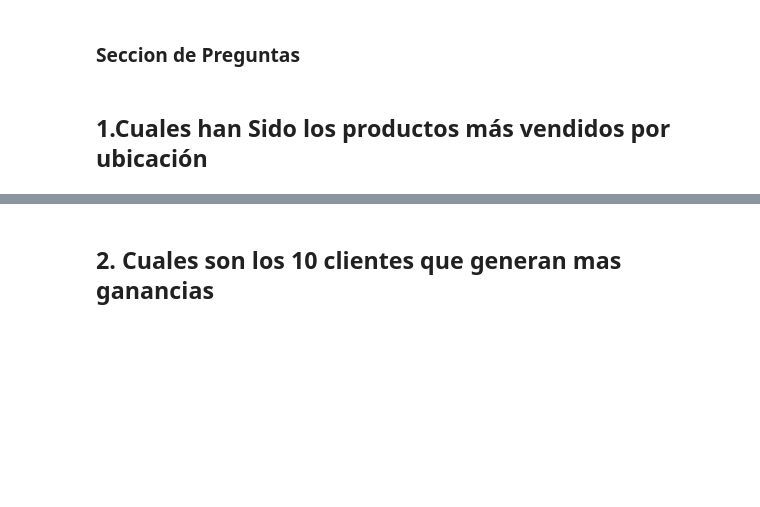
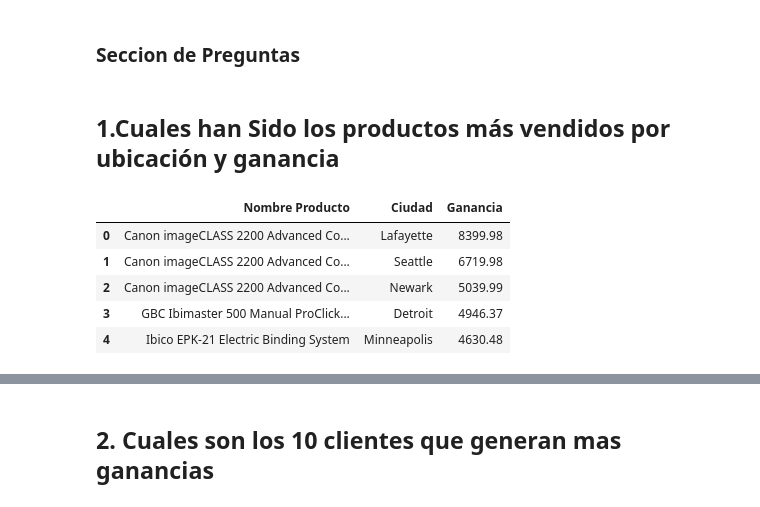
Before and after one commit to fhprime/Proyecto-Final-Ciencia-de-Datos, a Jupyter notebook: Proyecto.ipynb, the cells around one changed output, grey strips where cells are left out. Saved outputs shown, nothing was run; the diff lists cells and outputs as text; code cells hidden in the pictures; blank space fills up the shorter version.

```diff
--- a/Proyecto.ipynb
+++ b/Proyecto.ipynb
@@ -530,4 +530,18 @@ join_table.to_sql('Fact_super', mysql_driver, index=False, if_exists='append')
 # %% [markdown]
 ### Seccion de Preguntas
 # %% [markdown]
-## 1.Cuales han Sido los productos más vendidos por ubicación
+## 1.Cuales han Sido los productos más vendidos por ubicación y ganancia
+# %%
+sql_query = '''SELECT Producto.Nombre as "Nombre Producto" ,Ubicacion.Ciudad,Fact_super.Ganancia  from Fact_super
+		INNER JOIN Producto on Fact_super.Id_producto = Producto.ID_Product
+		INNER JOIN Ubicacion on Fact_super.Id_ubicacion = Ubicacion.ID_Ubicacion
+		ORDER BY Ganancia DESC LIMIT 10;'''
+ubicacion_ganancia = pd.read_sql(sql_query, mysql_driver)
+ubicacion_ganancia.head()
+# %% [output]
+|  | Nombre Producto | Ciudad | Ganancia |
+| 0 | Canon imageCLASS 2200 Advanced Co... | Lafayette | 8399.98 |
+| 1 | Canon imageCLASS 2200 Advanced Co... | Seattle | 6719.98 |
+| 2 | Canon imageCLASS 2200 Advanced Co... | Newark | 5039.99 |
+| 3 | GBC Ibimaster 500 Manual ProClick... | Detroit | 4946.37 |
+| 4 | Ibico EPK-21 Electric Binding System | Minneapolis | 4630.48 |
```
Also changed, not shown: parts of 1 cell of this notebook.
